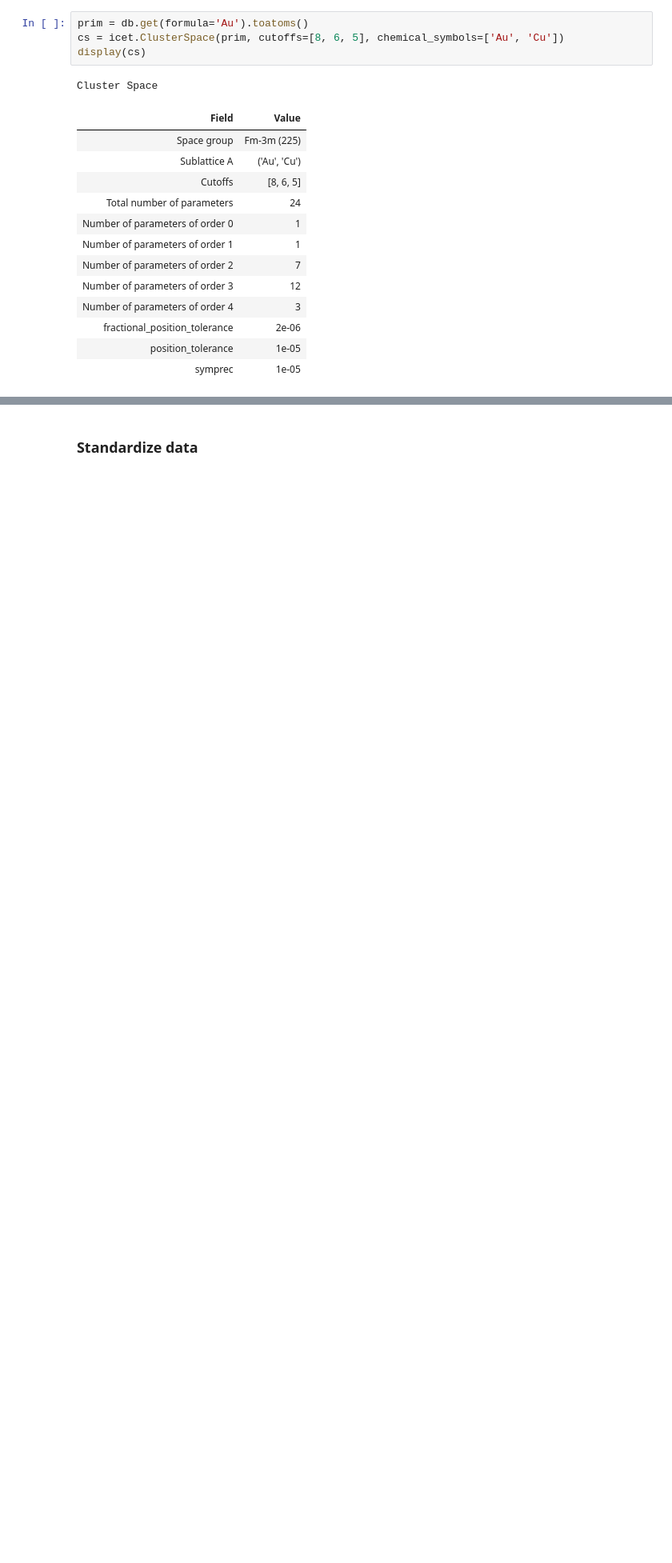
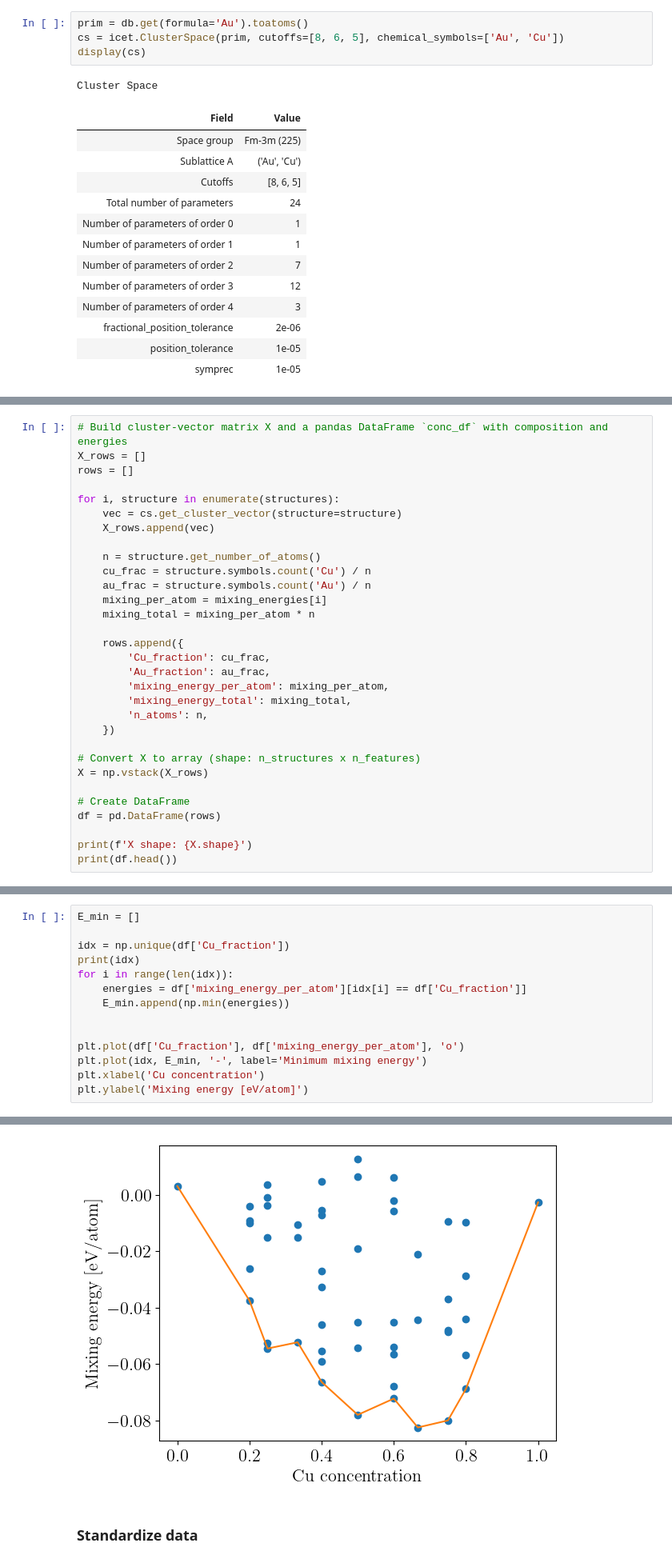
Before and after one commit to j-haralds/Advanced_sim, a Jupyter notebook: project_2a_shared/jesper_project_2a.ipynb, the cells around one changed output, grey strips where cells are left out. Shown at 80% size. Cells and saved outputs as stored; diff of their text form; blank space fills up the shorter version.

```diff
--- a/project_2a_shared/jesper_project_2a.ipynb
+++ b/project_2a_shared/jesper_project_2a.ipynb
@@ -244,0 +226,31 @@ print(conc[:10,:])
+# %%
+# Build cluster-vector matrix X and a pandas DataFrame `conc_df` with composition and energies
+X_rows = []
+rows = []
+
+for i, structure in enumerate(structures):
+    vec = cs.get_cluster_vector(structure=structure)
+    X_rows.append(vec)
+
+    n = structure.get_number_of_atoms()
+    cu_frac = structure.symbols.count('Cu') / n
+    au_frac = structure.symbols.count('Au') / n
+    mixing_per_atom = mixing_energies[i]
+    mixing_total = mixing_per_atom * n
+
+    rows.append({
+        'Cu_fraction': cu_frac,
+        'Au_fraction': au_frac,
+        'mixing_energy_per_atom': mixing_per_atom,
+        'mixing_energy_total': mixing_total,
+        'n_atoms': n,
+    })
+
+# Convert X to array (shape: n_structures x n_features)
+X = np.vstack(X_rows)
+
+# Create DataFrame
+df = pd.DataFrame(rows)
+
+print(f'X shape: {X.shape}')
+print(df.head())
@@ -253,0 +274,15 @@ Text(0, 0.5, 'Mixing energy (eV/atom)')
+# %%
+E_min = []
+
+idx = np.unique(df['Cu_fraction'])
+print(idx)
+for i in range(len(idx)):
+    energies = df['mixing_energy_per_atom'][idx[i] == df['Cu_fraction']]
+    E_min.append(np.min(energies))
+
+
+plt.plot(df['Cu_fraction'], df['mixing_energy_per_atom'], 'o')
+plt.plot(idx, E_min, '-', label='Minimum mixing energy')
+plt.xlabel('Cu concentration')
+plt.ylabel('Mixing energy [eV/atom]')
+# %% [output]
@@ -254,2 +292,3 @@ Text(0, 0.5, 'Mixing energy (eV/atom)')
+[figure, added]
 # %% [markdown]
 ### Standardize data
```
Also changed, not shown: parts of 21 cells of this notebook.
